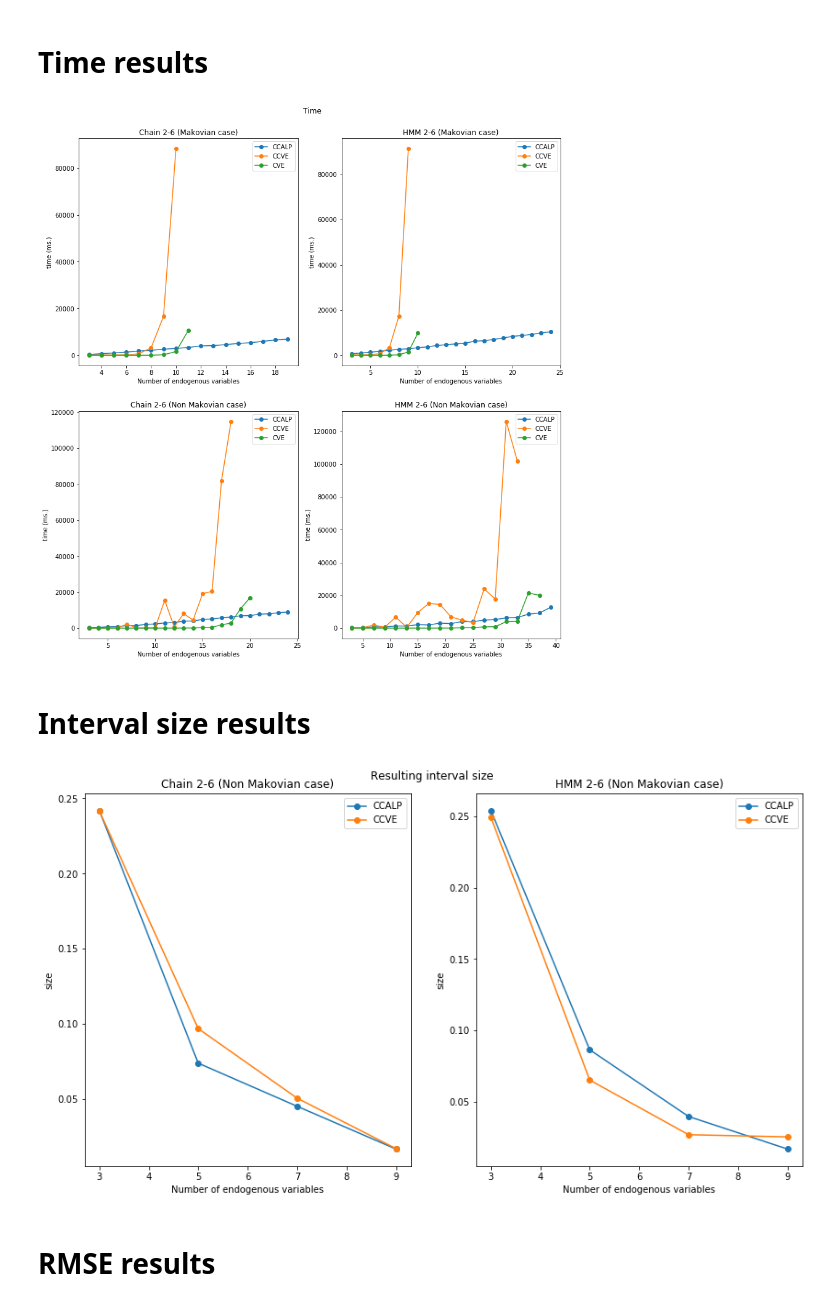
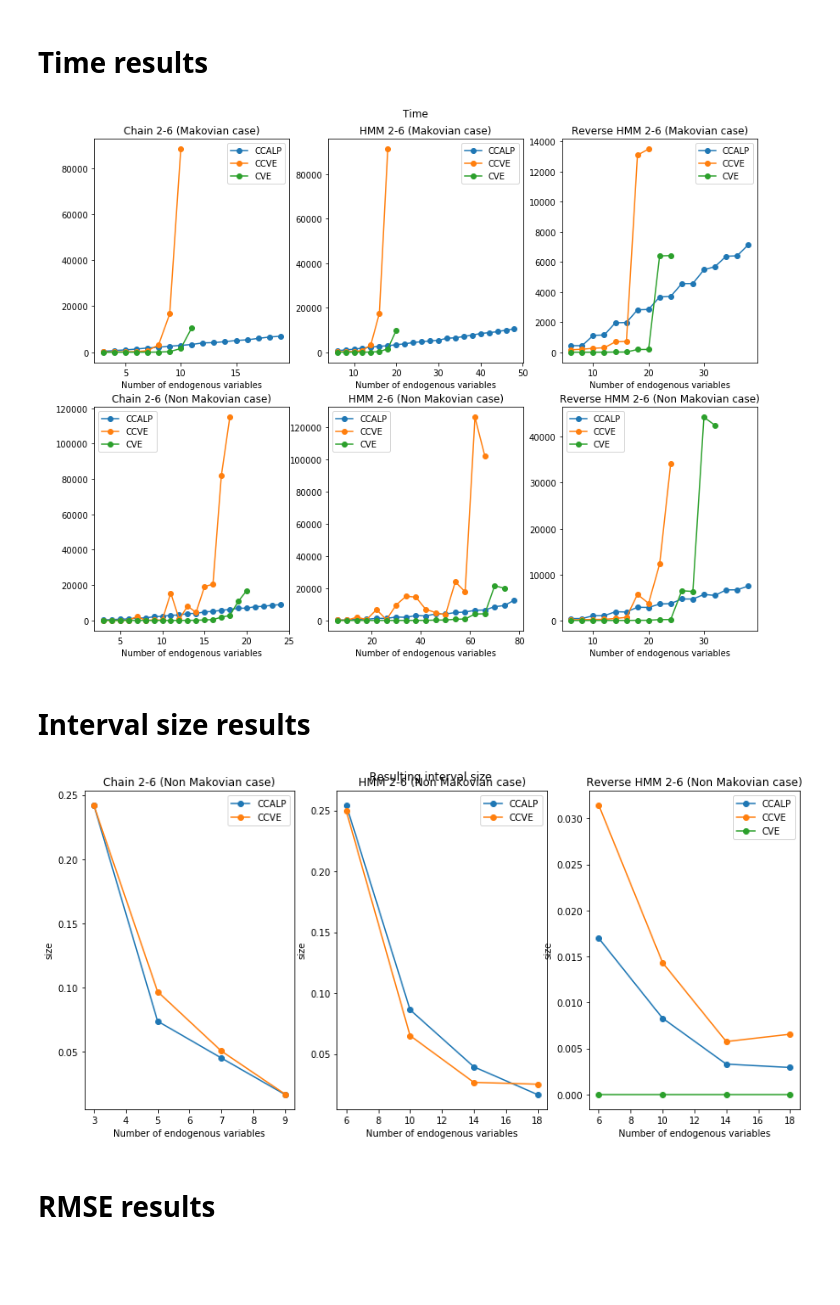
Before and after one commit to IDSIA/crema, a Jupyter notebook: CreMA/papers/pgm20/experiments/paper_results.ipynb, the cells around one changed output. Drawn from its saved outputs; the diff is of its cells as text; code cells hidden in the pictures; blank space fills up the shorter version.

Commit message:
rhmm results

```diff
--- a/CreMA/papers/pgm20/experiments/paper_results.ipynb
+++ b/CreMA/papers/pgm20/experiments/paper_results.ipynb
@@ -54,46 +56,66 @@ hmmRes = {
     "nonmarkovian_prec" : f"{res_folder}/2020-05-17-04-27-29_hmm_nonmarkovian_prec.csv"
 }
 
+### Results with the reverse HMM-like model
+rhmmRes = {
+    "markovian_ev": f"{res_folder}/2020-05-19-06-47-18_rhmm_markovian_ev.csv",
+    "nonmarkovian_ev": f"{res_folder}/2020-05-19-01-12-33_rhmm_nonmarkovian_ev.csv",
+    "nonmarkovian_prec": f"{res_folder}/2020-05-19-07-54-33_rhmm_nonmarkovian_prec.csv"
+
+}
+
+
 ## Dictionary with the models to show
 res = {
     "Chain 2-6":binResExo6,
-    "HMM 2-6":hmmRes
+    "HMM 2-6":hmmRes,
+    "Reverse HMM 2-6":rhmmRes
 }
 # %% [markdown]
 # Time results
 # %%
-fig, axs = plt.subplots(2, len(list(res)), figsize=(14,14))
+fig, axs = plt.subplots(2, len(list(res)), figsize=(14,10))
 
 plot_func = plot_time
 ylabel = "time (ms.)"
 fig.suptitle("Time")
 fig.subplots_adjust(top=0.93)
 target = "target!=1"
 
+def duplicate_N(data):
+    data["N"] = data["N"]*2;
+    return data
+
+
 
 for k,v in res.items():
 
     i = list(res).index(k)
 
+    T = [duplicate_N] if "HMM" in k else []
 
     plot_func(pd.read_csv(v["markovian_ev"]),
               ax=axs[0,i],
+              transformation=T,
               title=f"{k} (Makovian case)",
-              xlabel="Number of endogenous variables", ylabel=ylabel)
+              xlabel="Number of endogenous variables", ylabel=" ")
 
 
     data = pd.read_csv(v["nonmarkovian_ev"])
 
     plot_func(data,
           ax=axs[1,i],
+          transformation=T,
           title=f"{k} (Non Makovian case)",
-          xlabel="Number of endogenous variables", ylabel=ylabel)
+          xlabel="Number of endogenous variables", ylabel=" ")
+
+tikzplotlib.save(f"{img_folder}/time_results.tex")
 # %% [output]
-[figure, old version]
+[figure, new version]
 # %% [markdown]
 # Interval size results
 # %%
-fig, axs = plt.subplots(1, len(list(res)), figsize=(14,7))
+fig, axs = plt.subplots(1, len(list(res)), figsize=(14,6))
 
 plot_func = plot_size
 ylabel = "size"
@@ -105,16 +127,22 @@ target = "target!=1"
 
 for k,v in res.items():
 
+    T = [duplicate_N] if "HMM" in k else []
+
+
     i = list(res).index(k)
 
     data = pd.read_csv(v["nonmarkovian_prec"])
 
     plot_func(data,
           ax=axs[i],
+          transformation = T,
           title=f"{k} (Non Makovian case)",
           xlabel="Number of endogenous variables", ylabel=ylabel)
+
+tikzplotlib.save(f"{img_folder}/size_results.tex")
 # %% [output]
-[figure, old version]
+[figure, new version]
 # %% [markdown]
 # RMSE results
 # %%
```
Also changed, not shown: parts of 7 cells of this notebook, 19 other files.
